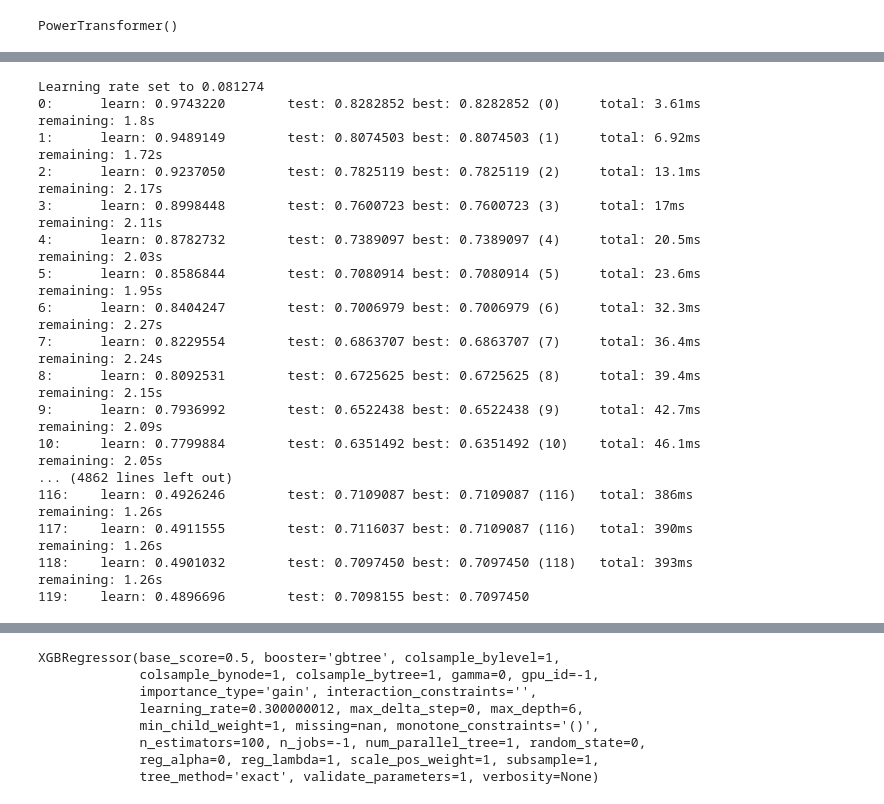
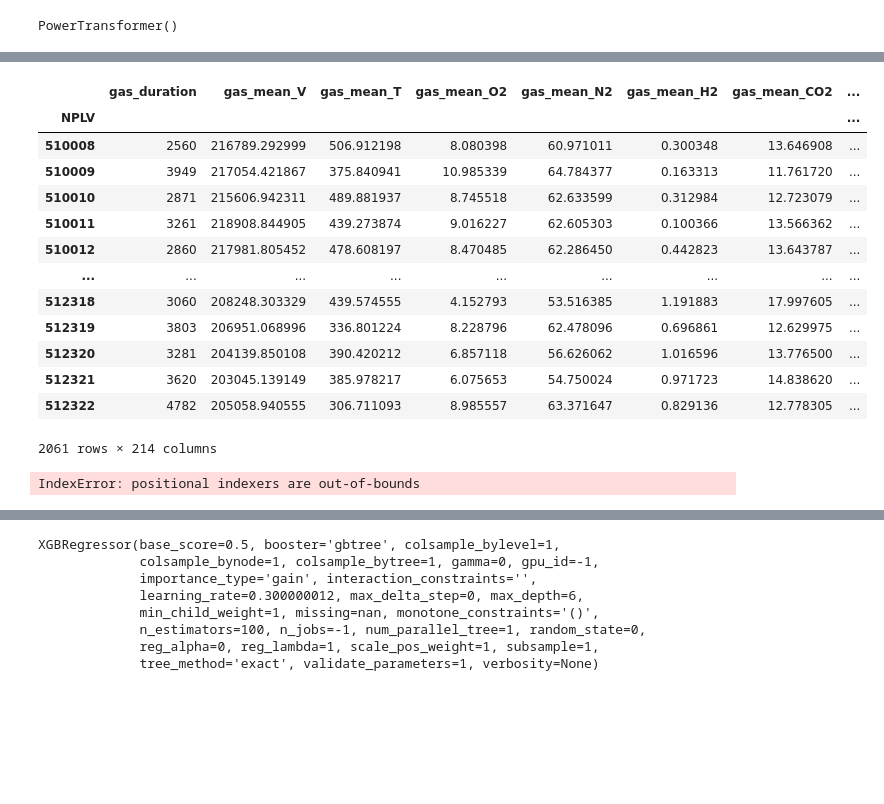
Before and after one commit to i-vainn/evraz_ai_hack, a Jupyter notebook: plavki/modeling2.ipynb, the cells around one changed output, grey strips where cells are left out. Saved outputs shown, nothing was run; the diff lists cells and outputs as text; code cells hidden in the pictures; blank space fills up the shorter version.

```diff
--- a/plavki/modeling2.ipynb
+++ b/plavki/modeling2.ipynb
@@ -37,8 +37,8 @@ sip_test = pd.read_csv("../data/sip_test.csv")
 from pipeline import merge_data
 
 params = {
-    "chugun": {},
-    "plavki": {"bow_count": 10},
+    "chugun": {"drop_outliers": True},
+    "plavki": {"bow_count": 10, "clip_duration": True},
     "vector_size": 10
 }
 
@@ -172,6 +176,22 @@ train_TST = train.join(train_gas_TST, on="NPLV")
 
 test_C = test.join(test_gas_C, on="NPLV")
 test_TST = test.join(test_gas_TST, on="NPLV")
+# %%
+res_train = pd.read_csv("final_train.csv")
+res_test = pd.read_csv("final_test.csv")
+
+train_C = train_C.join(res_train.set_index("NPLV"), on="NPLV")
+train_TST = train_TST.join(res_train.set_index("NPLV"), on="NPLV")
+test_C = test_C.join(res_test.set_index("NPLV"), on="NPLV")
+test_TST = test_TST.join(res_test.set_index("NPLV"), on="NPLV")
+# %%
+res2_train = pd.read_csv("res2_train.csv").set_index("NPLV")
+res2_test = pd.read_csv("res2_test.csv").set_index("NPLV")
+
+train_C = train_C.join(res2_train, on="NPLV")
+train_TST = train_TST.join(res2_train, on="NPLV")
+test_C = test_C.join(res2_test, on="NPLV")
+test_TST = test_TST.join(res2_test, on="NPLV")
 # %%
 from catboost import CatBoostRegressor
 # %%
@@ -184,30 +309,33 @@ models = [
+# %%
+train_C
+# %% [output]
+|  | gas_duration | gas_mean_V | gas_mean_T | gas_mean_O2 | gas_mean_N2 | gas_mean_H2 | gas_mean_CO2 | ... |
+| NPLV |  |  |  |  |  |  |  | ... |
+| 510008 | 2560 | 216789.292999 | 506.912198 | 8.080398 | 60.971011 | 0.300348 | 13.646908 | ... |
+| 510009 | 3949 | 217054.421867 | 375.840941 | 10.985339 | 64.784377 | 0.163313 | 11.761720 | ... |
+| 510010 | 2871 | 215606.942311 | 489.881937 | 8.745518 | 62.633599 | 0.312984 | 12.723079 | ... |
+| 510011 | 3261 | 218908.844905 | 439.273874 | 9.016227 | 62.605303 | 0.100366 | 13.566362 | ... |
+| 510012 | 2860 | 217981.805452 | 478.608197 | 8.470485 | 62.286450 | 0.442823 | 13.643787 | ... |
+| ... | ... | ... | ... | ... | ... | ... | ... | ... |
+| 512318 | 3060 | 208248.303329 | 439.574555 | 4.152793 | 53.516385 | 1.191883 | 17.997605 | ... |
+| 512319 | 3803 | 206951.068996 | 336.801224 | 8.228796 | 62.478096 | 0.696861 | 12.629975 | ... |
+| 512320 | 3281 | 204139.850108 | 390.420212 | 6.857118 | 56.626062 | 1.016596 | 13.776500 | ... |
+| 512321 | 3620 | 203045.139149 | 385.978217 | 6.075653 | 54.750024 | 0.971723 | 14.838620 | ... |
+| 512322 | 4782 | 205058.940555 | 306.711093 | 8.985557 | 63.371647 | 0.829136 | 12.778305 | ... |
+2061 rows × 214 columns
 # %%
 from xgboost import XGBRegressor
 from sklearn.ensemble import RandomForestRegressor
+from sklearn.neighbors import KNeighborsRegressor
+from sklearn.linear_model import Ridge
 
-model_c = CatBoostRegressor(n_estimators=500, grow_policy="Lossguide")
-model_tst = CatBoostRegressor(n_estimators=500, grow_policy="Lossguide")
+model_c = CatBoostRegressor(n_estimators=500, grow_policy="Depthwise", silent=True)
+model_tst = XGBRegressor(n_estimators=40, n_jobs=-1)
 
-# model_c = XGBRegressor(n_estimators=50, n_jobs=-1)
-# model_tst = XGBRegressor(n_estimators=50, n_jobs=-1)
+# model_c = Ridge()
+# model_tst = Ridge()
 
-res = pipeline(model_c, model_tst, train_C[top_10_c].values, test_C[top_10_c].values, train_TST[top_10_tst].values, test_TST[top_10_tst].values, y, sample,
-               n_splits=200, pwc=pwrC, pwt=pwrT)
+res, metr = pipeline(model_c, model_tst, train_C.values, test_C.values, train_TST.values,
+                     test_TST.values, y, sample, n_splits=50, pwc=pwrC, pwt=pwrT)
 # %% [output]
-Learning rate set to 0.081274
-0:      learn: 0.9743220        test: 0.8282852 best: 0.8282852 (0)     total: 3.61ms   remaining: 1.8s
-1:      learn: 0.9489149        test: 0.8074503 best: 0.8074503 (1)     total: 6.92ms   remaining: 1.72s
-2:      learn: 0.9237050        test: 0.7825119 best: 0.7825119 (2)     total: 13.1ms   remaining: 2.17s
-3:      learn: 0.8998448        test: 0.7600723 best: 0.7600723 (3)     total: 17ms     remaining: 2.11s
-4:      learn: 0.8782732        test: 0.7389097 best: 0.7389097 (4)     total: 20.5ms   remaining: 2.03s
-5:      learn: 0.8586844        test: 0.7080914 best: 0.7080914 (5)     total: 23.6ms   remaining: 1.95s
-6:      learn: 0.8404247        test: 0.7006979 best: 0.7006979 (6)     total: 32.3ms   remaining: 2.27s
-7:      learn: 0.8229554        test: 0.6863707 best: 0.6863707 (7)     total: 36.4ms   remaining: 2.24s
-8:      learn: 0.8092531        test: 0.6725625 best: 0.6725625 (8)     total: 39.4ms   remaining: 2.15s
-9:      learn: 0.7936992        test: 0.6522438 best: 0.6522438 (9)     total: 42.7ms   remaining: 2.09s
-10:     learn: 0.7799884        test: 0.6351492 best: 0.6351492 (10)    total: 46.1ms   remaining: 2.05s
-... (4862 lines left out)
-116:    learn: 0.4926246        test: 0.7109087 best: 0.7109087 (116)   total: 386ms    remaining: 1.26s
-117:    learn: 0.4911555        test: 0.7116037 best: 0.7109087 (116)   total: 390ms    remaining: 1.26s
-118:    learn: 0.4901032        test: 0.7097450 best: 0.7097450 (118)   total: 393ms    remaining: 1.26s
-119:    learn: 0.4896696        test: 0.7098155 best: 0.7097450
+IndexError: positional indexers are out-of-bounds
```
Also changed, not shown: parts of 23 cells of this notebook, 15 other files.
